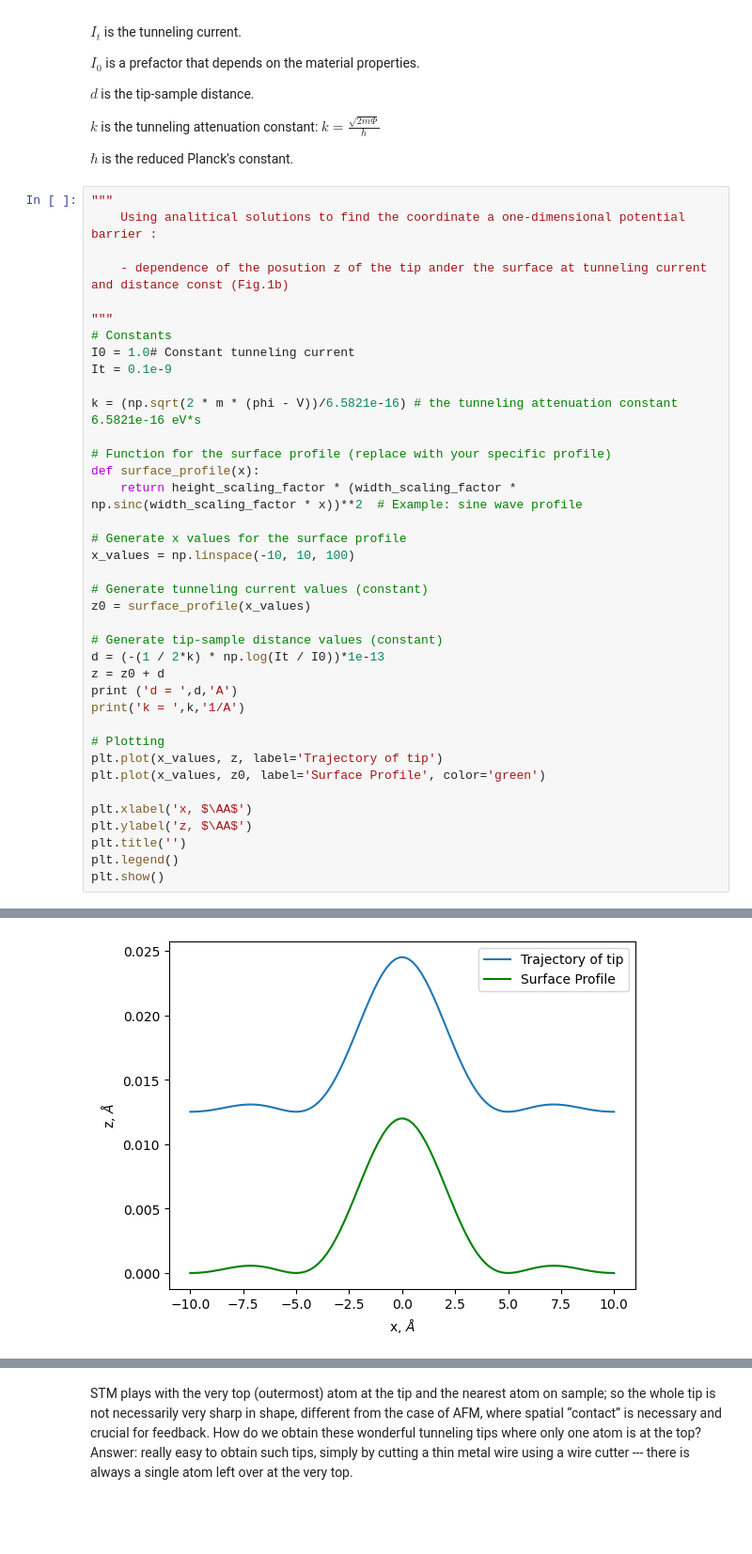
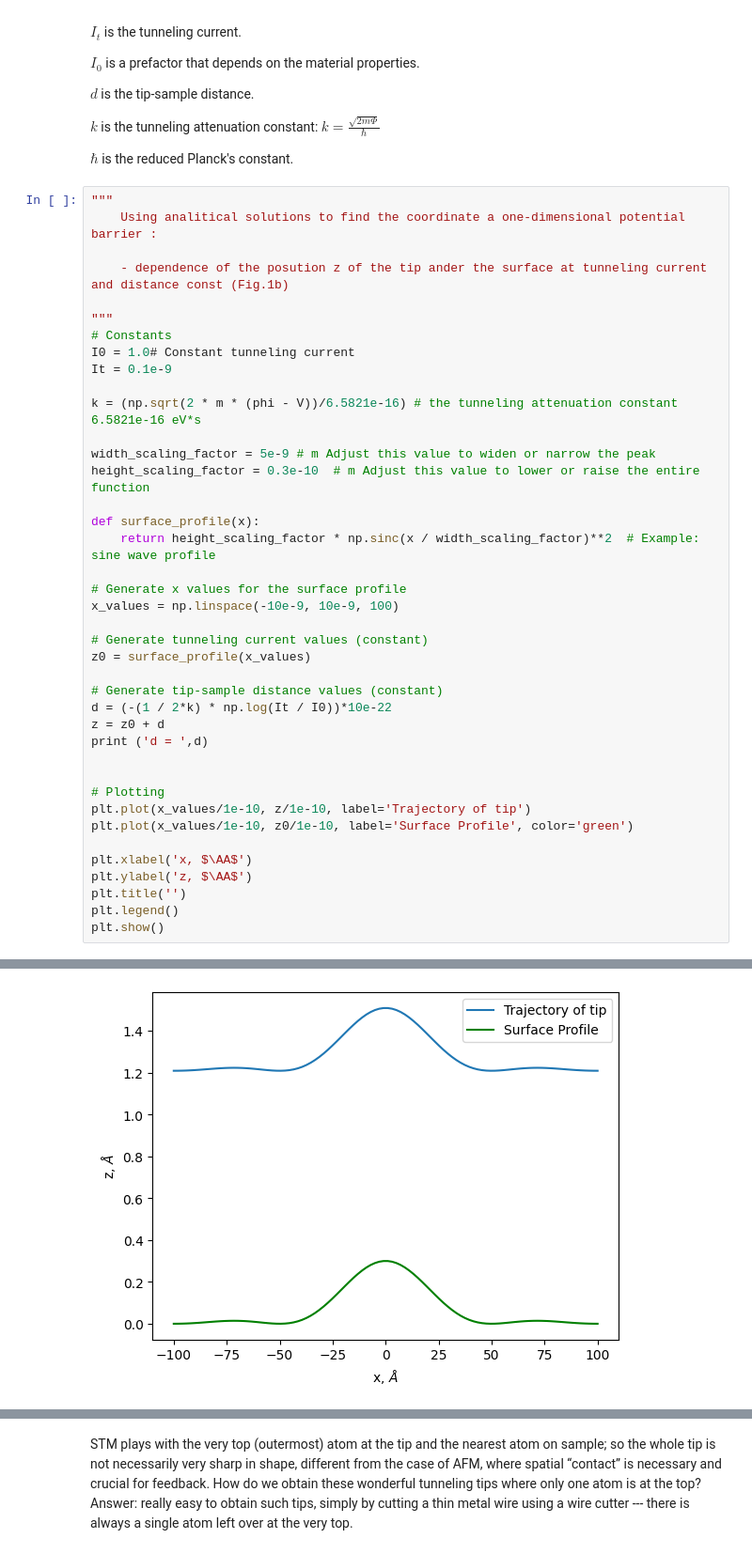
Before and after one commit to MariyaSV78/notebook_STM, a Jupyter notebook: STM/STM.ipynb, the cells around one changed output, grey strips where cells are left out. Shown: that part at 94% size. Saved outputs shown, nothing was run; the diff lists cells and outputs as text; blank space fills up the shorter version.

```diff
--- a/STM/STM.ipynb
+++ b/STM/STM.ipynb
@@ -346,25 +367,27 @@ It = 0.1e-9
 
 k = (np.sqrt(2 * m * (phi - V))/6.5821e-16) # the tunneling attenuation constant    6.5821e-16 eV*s
 
-# Function for the surface profile (replace with your specific profile)
+width_scaling_factor = 5e-9 # m Adjust this value to widen or narrow the peak
+height_scaling_factor = 0.3e-10  # m Adjust this value to lower or raise the entire function
+
 def surface_profile(x):
-    return height_scaling_factor * (width_scaling_factor * np.sinc(width_scaling_factor * x))**2  # Example: sine wave profile
+    return height_scaling_factor * np.sinc(x / width_scaling_factor)**2  # Example: sine wave profile
 
 # Generate x values for the surface profile
-x_values = np.linspace(-10, 10, 100)
+x_values = np.linspace(-10e-9, 10e-9, 100)
 
 # Generate tunneling current values (constant)
 z0 = surface_profile(x_values)
 
 # Generate tip-sample distance values (constant)
-d = (-(1 / 2*k) * np.log(It / I0))*1e-13
+d = (-(1 / 2*k) * np.log(It / I0))*10e-22
 z = z0 + d
-print ('d = ',d,'A')
-print('k = ',k,'1/A')
+print ('d = ',d)
+
 
 # Plotting
-plt.plot(x_values, z, label='Trajectory of tip')
-plt.plot(x_values, z0, label='Surface Profile', color='green')
+plt.plot(x_values/1e-10, z/1e-10, label='Trajectory of tip')
+plt.plot(x_values/1e-10, z0/1e-10, label='Surface Profile', color='green')
 
 plt.xlabel('x, $\AA$')
 plt.ylabel('z, $\AA$')
@@ -377,4 +399,4 @@ k =  10866602602.275269 1/A
-[figure, old version]
+[figure, new version]
 # %% [markdown]
 <img src="Fig_2_20_02.png" alt="Consept ot Tunneling" width="30%"  />
 
```
Also changed, not shown: parts of 11 cells of this notebook.
